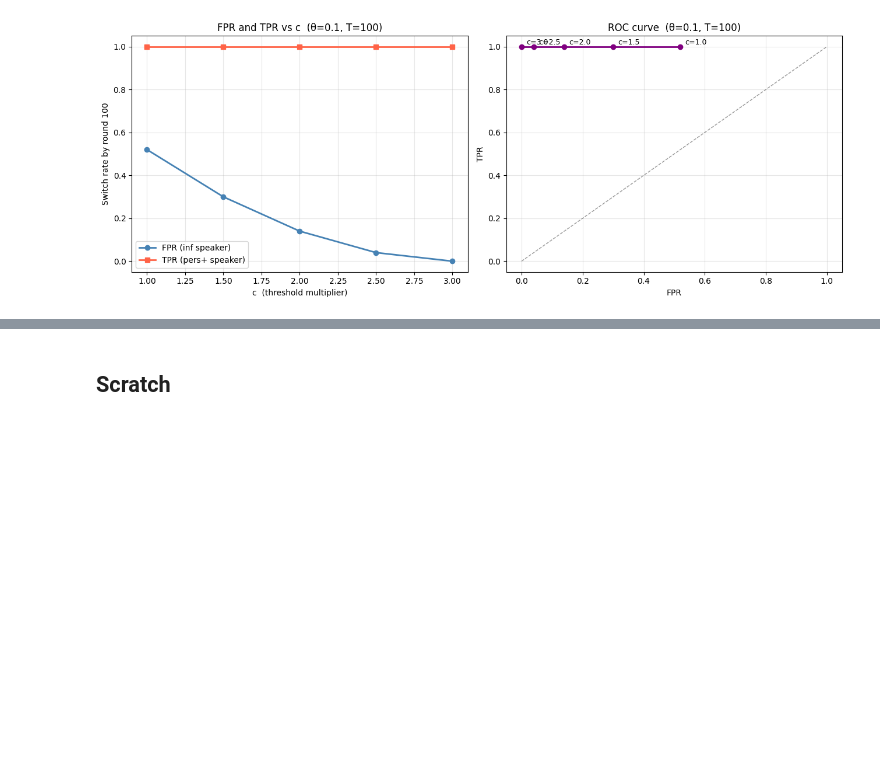
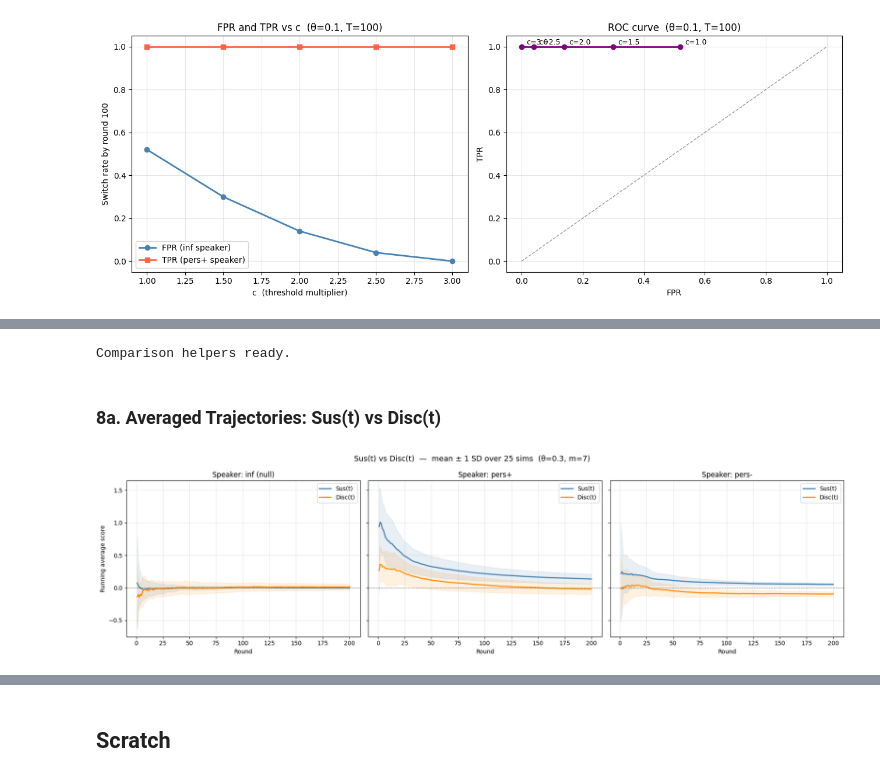
Before and after one commit to keremoner/argumentative-awareness, a Jupyter notebook: rsa/suspicion_analysis.ipynb, the cells around one changed output, grey strips where cells are left out. Cells and saved outputs as stored; diff of their text form; code cells hidden in the pictures; blank space fills up the shorter version.

```diff
--- a/rsa/suspicion_analysis.ipynb
+++ b/rsa/suspicion_analysis.ipynb
@@ -451,0 +460,68 @@ plt.show()
+# %%
+from rsa.experimental import DiscrepancySwitchListener, simulate_comparison
+
+def run_comparison_sims(theta, speaker_type, n_sims=50, rounds=30,
+                        alpha=3.0, n=1, m=7):
+    """Run both tests on the same utterance streams. Returns arrays (n_sims, rounds)."""
+    thetas = make_thetas(0.1, True, True)
+    psis = ['inf', 'high', 'low']
+    world = make_world(theta=theta, n=n, m=m)
+    semantics = make_semantics(n=n)
+
+    results = simulate_comparison(
+        thetas, psis, semantics, world, speaker_type=speaker_type,
+        c=1.0, alpha=alpha, rounds=rounds, n_sims=n_sims
+    )
+
+    sus_running  = np.array([r['sus_history']  for r in results])
+    disc_running = np.array([r['disc_history'] for r in results])
+    sus_pr       = np.array([r['sus_per_round']  for r in results])
+    disc_pr      = np.array([r['disc_per_round'] for r in results])
+    sigma_sus    = np.array([r['sigma_sus']  for r in results])
+    sigma_disc   = np.array([r['sigma_disc'] for r in results])
+
+    return {
+        'sus_running': sus_running, 'disc_running': disc_running,
+        'sus_pr': sus_pr, 'disc_pr': disc_pr,
+        'sigma_sus': sigma_sus, 'sigma_disc': sigma_disc,
+    }
+
+print('Comparison helpers ready.')
+# %% [output]
+Comparison helpers ready.
+# %% [markdown]
+### 8a. Averaged Trajectories: Sus(t) vs Disc(t)
+# %%
+N_CMP = 25
+
+cmp_inf  = run_comparison_sims(THETA, 'inf',  n_sims=N_CMP, rounds=ROUNDS, alpha=ALPHA, n=N, m=M)
+cmp_high = run_comparison_sims(THETA, 'high', n_sims=N_CMP, rounds=ROUNDS, alpha=ALPHA, n=N, m=M)
+cmp_low  = run_comparison_sims(THETA, 'low',  n_sims=N_CMP, rounds=ROUNDS, alpha=ALPHA, n=N, m=M)
+
+x = np.arange(1, ROUNDS + 1)
+
+fig, axes = plt.subplots(1, 3, figsize=(18, 5), sharey=True)
+fig.suptitle(f'Sus(t) vs Disc(t)  —  mean ± 1 SD over {N_CMP} sims  (θ={THETA}, m={M})', fontsize=13)
+
+for ax, cmp, psi_label in zip(axes, [cmp_inf, cmp_high, cmp_low],
+                                ['inf (null)', 'pers+', 'pers-']):
+    for key, color, label in [
+        ('sus_running',  'steelblue', 'Sus(t)'),
+        ('disc_running', 'darkorange', 'Disc(t)'),
+    ]:
+        mu = cmp[key].mean(axis=0)
+        sd = cmp[key].std(axis=0)
+        ax.plot(x, mu, color=color, lw=2, label=label)
+        ax.fill_between(x, mu - sd, mu + sd, color=color, alpha=0.12)
+
+    ax.axhline(0, color='k', lw=0.8, ls='--', alpha=0.5)
+    ax.set_xlabel('Round')
+    ax.set_title(f'Speaker: {psi_label}')
+    ax.legend()
+    ax.grid(True, alpha=0.3)
+
+axes[0].set_ylabel('Running average score')
+plt.tight_layout()
+plt.show()
+# %% [output]
+[figure, added]
```
Also changed, not shown: parts of 10 cells of this notebook, 3 other files.
